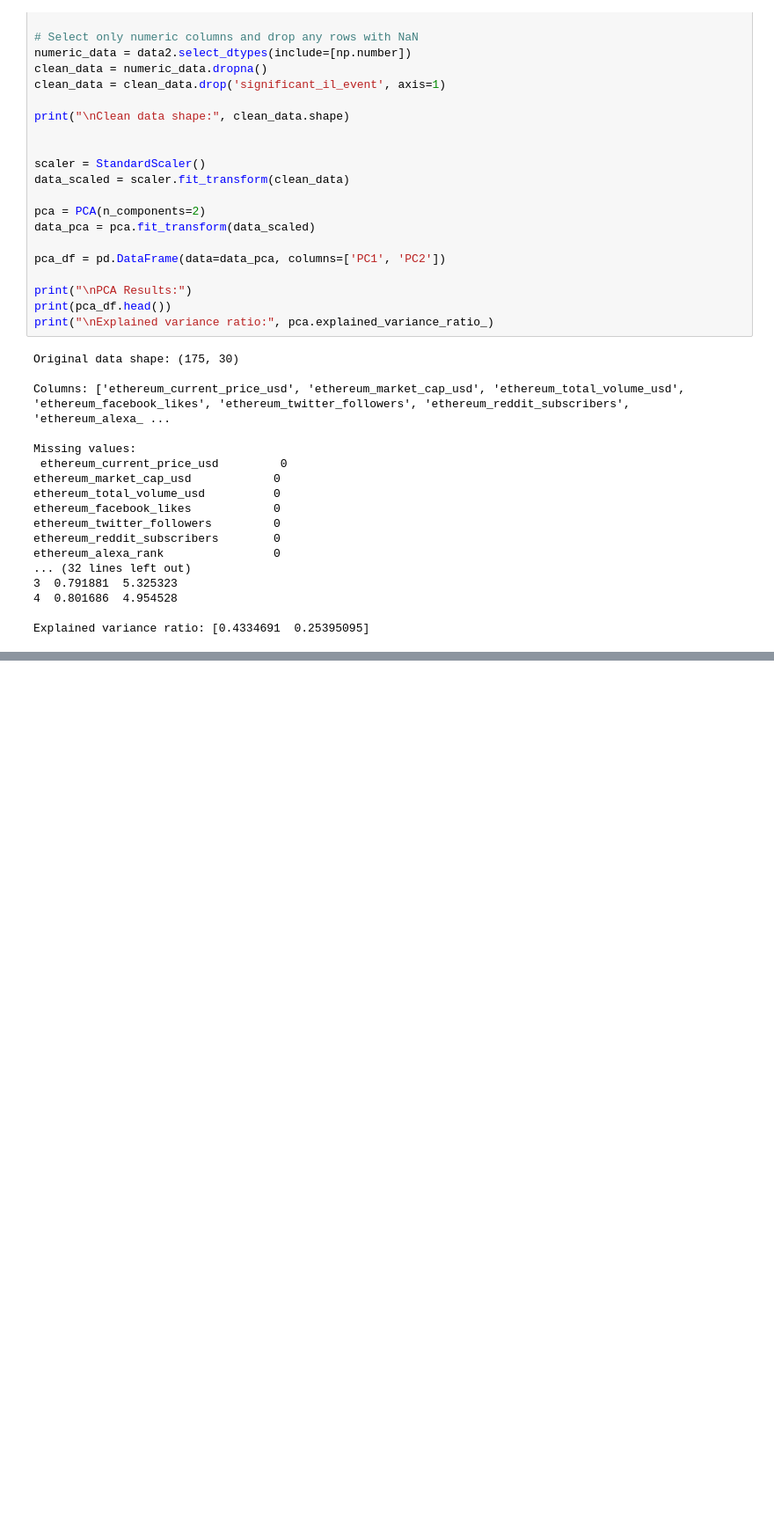
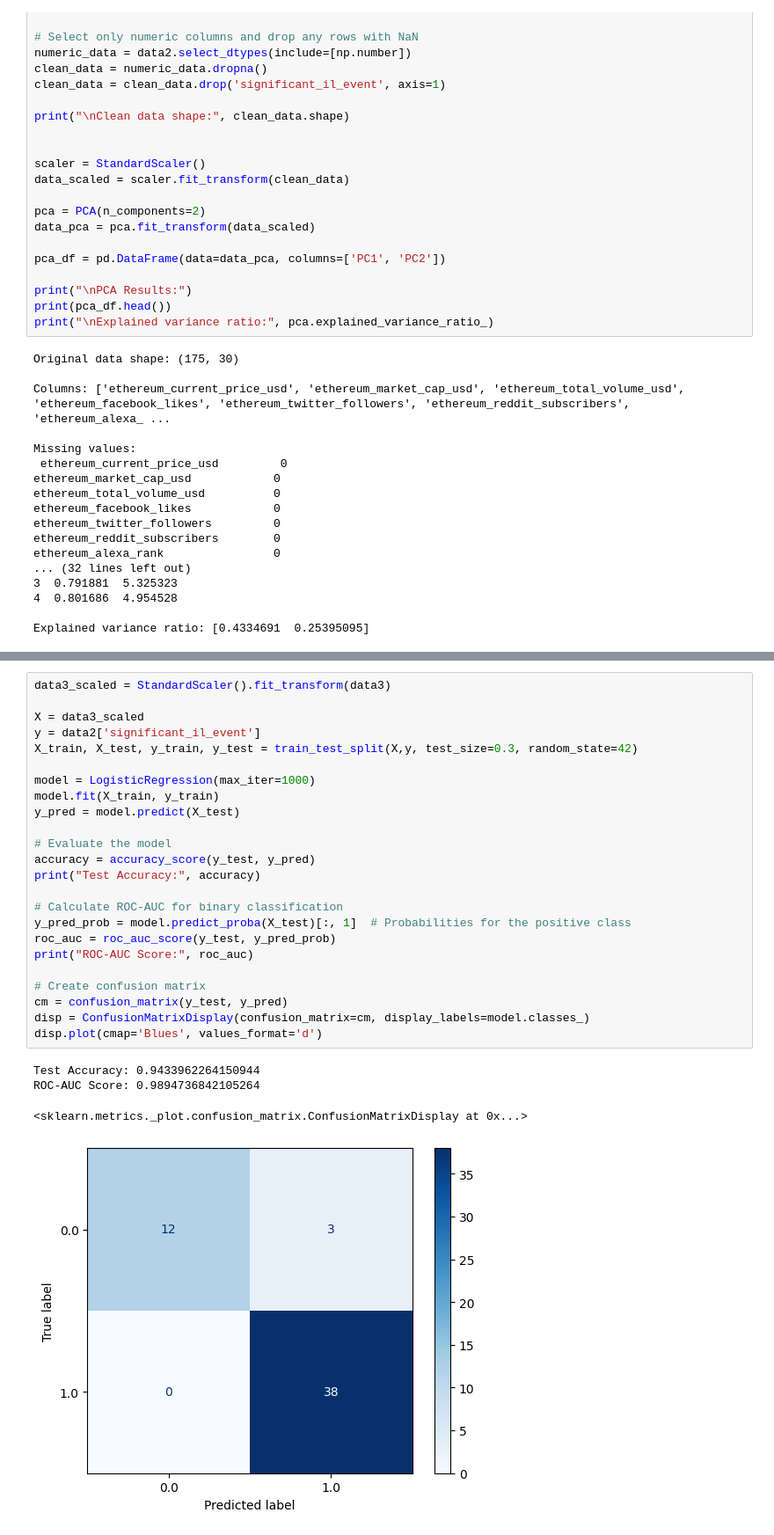
Before and after one commit to SohamPurushan61/Thena-Risk-Models, a Jupyter notebook: Models.ipynb, the cells around one changed output, grey strips where cells are left out. Shown: that part at 88% size. Cells and saved outputs as stored; diff of their text form; blank space fills up the shorter version.

```diff
--- a/Models.ipynb
+++ b/Models.ipynb
@@ -250,0 +311,29 @@ Explained variance ratio: [0.4334691  0.25395095]
+# %%
+data3_scaled = StandardScaler().fit_transform(data3)
+
+X = data3_scaled
+y = data2['significant_il_event']
+X_train, X_test, y_train, y_test = train_test_split(X,y, test_size=0.3, random_state=42)
+
+model = LogisticRegression(max_iter=1000)
+model.fit(X_train, y_train)
+y_pred = model.predict(X_test)
+
+# Evaluate the model
+accuracy = accuracy_score(y_test, y_pred)
+print("Test Accuracy:", accuracy)
+
+# Calculate ROC-AUC for binary classification
+y_pred_prob = model.predict_proba(X_test)[:, 1]  # Probabilities for the positive class
+roc_auc = roc_auc_score(y_test, y_pred_prob)
+print("ROC-AUC Score:", roc_auc)
+
+# Create confusion matrix
+cm = confusion_matrix(y_test, y_pred)
+disp = ConfusionMatrixDisplay(confusion_matrix=cm, display_labels=model.classes_)
+disp.plot(cmap='Blues', values_format='d')
+# %% [output]
+Test Accuracy: 0.9433962264150944
+ROC-AUC Score: 0.9894736842105264
+<sklearn.metrics._plot.confusion_matrix.ConfusionMatrixDisplay at 0x...>
+[figure, added]
```
Also changed, not shown: parts of 4 cells of this notebook.
